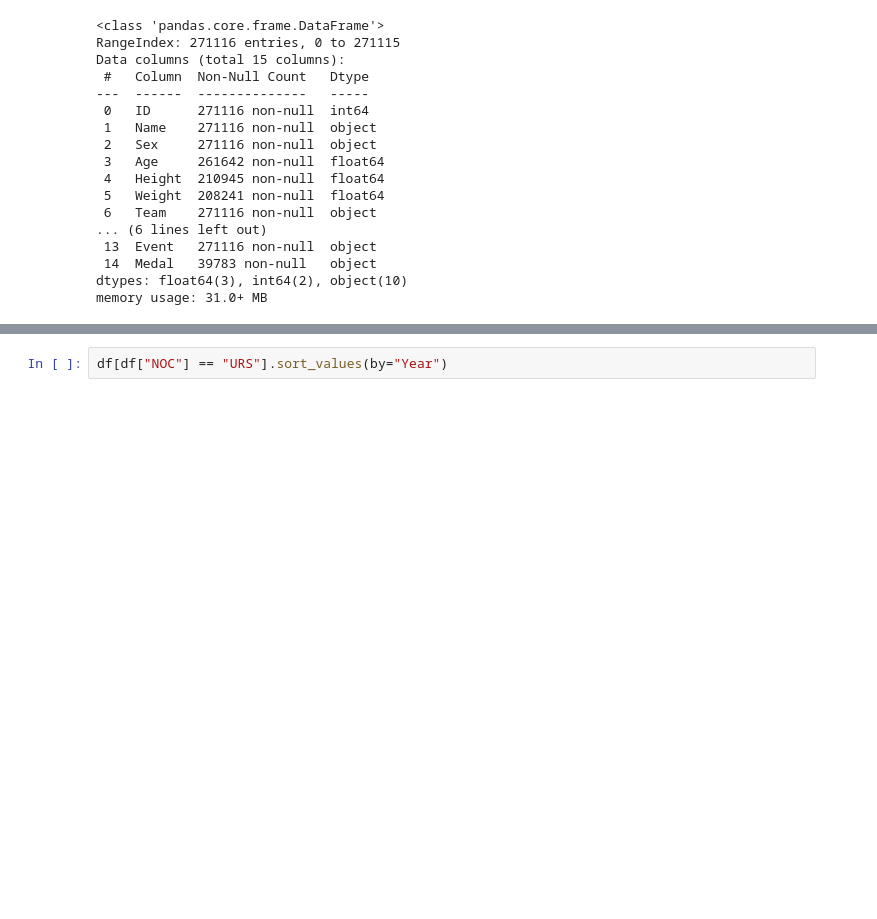
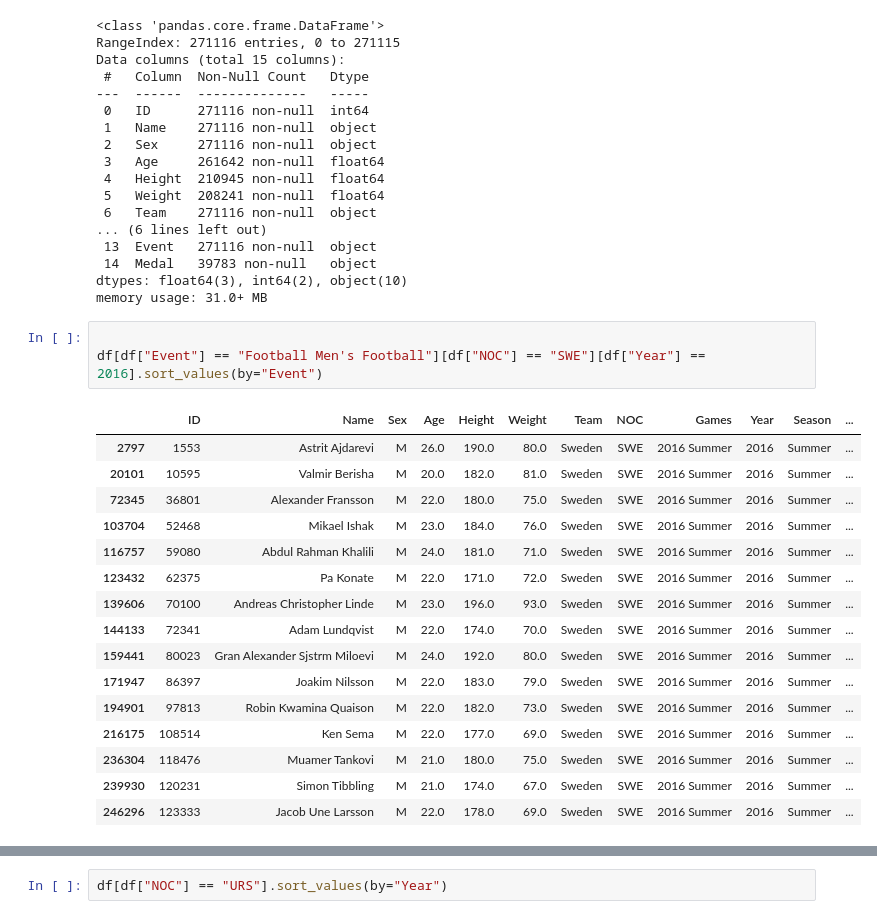
Before and after one commit to Ludwilton/Projekt-OS-Norge, a Jupyter notebook: uppgift_0/uppgift.0.PHILIP.ipynb, the cells around one changed output, grey strips where cells are left out. Saved outputs shown, nothing was run; the diff lists cells and outputs as text; blank space fills up the shorter version.

```diff
--- a/uppgift_0/uppgift.0.PHILIP.ipynb
+++ b/uppgift_0/uppgift.0.PHILIP.ipynb
@@ -38,3 +38,23 @@ Data columns (total 15 columns):
  14  Medal   39783 non-null   object
 dtypes: float64(3), int64(2), object(10)
 memory usage: 31.0+ MB
+# %%
+
+df[df["Event"] == "Football Men's Football"][df["NOC"] == "SWE"][df["Year"] == 2016].sort_values(by="Event")
+# %% [output]
+|  | ID | Name | Sex | Age | Height | Weight | Team | NOC | Games | Year | Season | ... |
+| 2797 | 1553 | Astrit Ajdarevi | M | 26.0 | 190.0 | 80.0 | Sweden | SWE | 2016 Summer | 2016 | Summer | ... |
+| 20101 | 10595 | Valmir Berisha | M | 20.0 | 182.0 | 81.0 | Sweden | SWE | 2016 Summer | 2016 | Summer | ... |
+| 72345 | 36801 | Alexander Fransson | M | 22.0 | 180.0 | 75.0 | Sweden | SWE | 2016 Summer | 2016 | Summer | ... |
+| 103704 | 52468 | Mikael Ishak | M | 23.0 | 184.0 | 76.0 | Sweden | SWE | 2016 Summer | 2016 | Summer | ... |
+| 116757 | 59080 | Abdul Rahman Khalili | M | 24.0 | 181.0 | 71.0 | Sweden | SWE | 2016 Summer | 2016 | Summer | ... |
+| 123432 | 62375 | Pa Konate | M | 22.0 | 171.0 | 72.0 | Sweden | SWE | 2016 Summer | 2016 | Summer | ... |
+| 139606 | 70100 | Andreas Christopher Linde | M | 23.0 | 196.0 | 93.0 | Sweden | SWE | 2016 Summer | 2016 | Summer | ... |
+| 144133 | 72341 | Adam Lundqvist | M | 22.0 | 174.0 | 70.0 | Sweden | SWE | 2016 Summer | 2016 | Summer | ... |
+| 159441 | 80023 | Gran Alexander Sjstrm Miloevi | M | 24.0 | 192.0 | 80.0 | Sweden | SWE | 2016 Summer | 2016 | Summer | ... |
+| 171947 | 86397 | Joakim Nilsson | M | 22.0 | 183.0 | 79.0 | Sweden | SWE | 2016 Summer | 2016 | Summer | ... |
+| 194901 | 97813 | Robin Kwamina Quaison | M | 22.0 | 182.0 | 73.0 | Sweden | SWE | 2016 Summer | 2016 | Summer | ... |
+| 216175 | 108514 | Ken Sema | M | 22.0 | 177.0 | 69.0 | Sweden | SWE | 2016 Summer | 2016 | Summer | ... |
+| 236304 | 118476 | Muamer Tankovi | M | 21.0 | 180.0 | 75.0 | Sweden | SWE | 2016 Summer | 2016 | Summer | ... |
+| 239930 | 120231 | Simon Tibbling | M | 21.0 | 174.0 | 67.0 | Sweden | SWE | 2016 Summer | 2016 | Summer | ... |
+| 246296 | 123333 | Jacob Une Larsson | M | 22.0 | 178.0 | 69.0 | Sweden | SWE | 2016 Summer | 2016 | Summer | ... |
```
Also changed, not shown: parts of 6 cells of this notebook, 5 other files.
